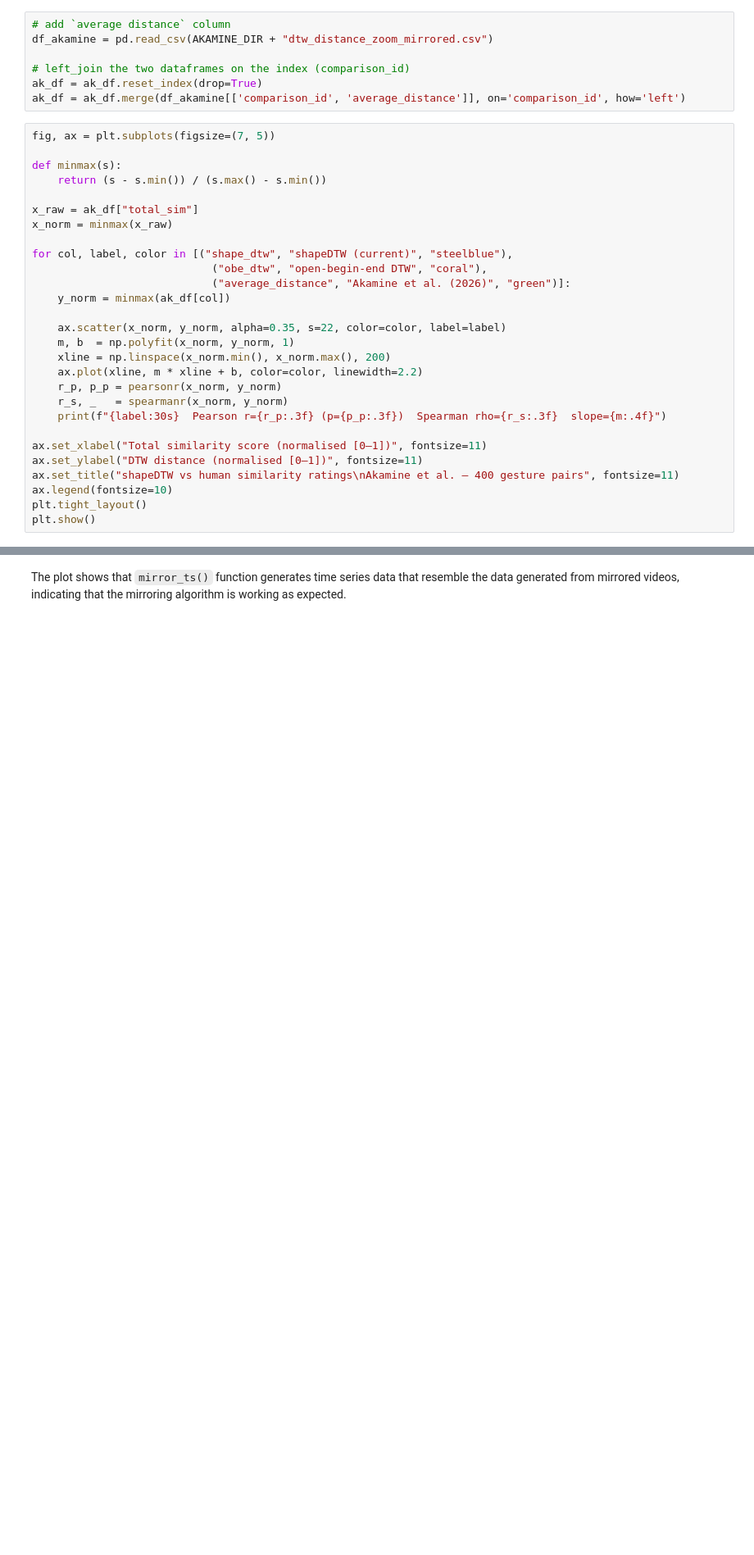
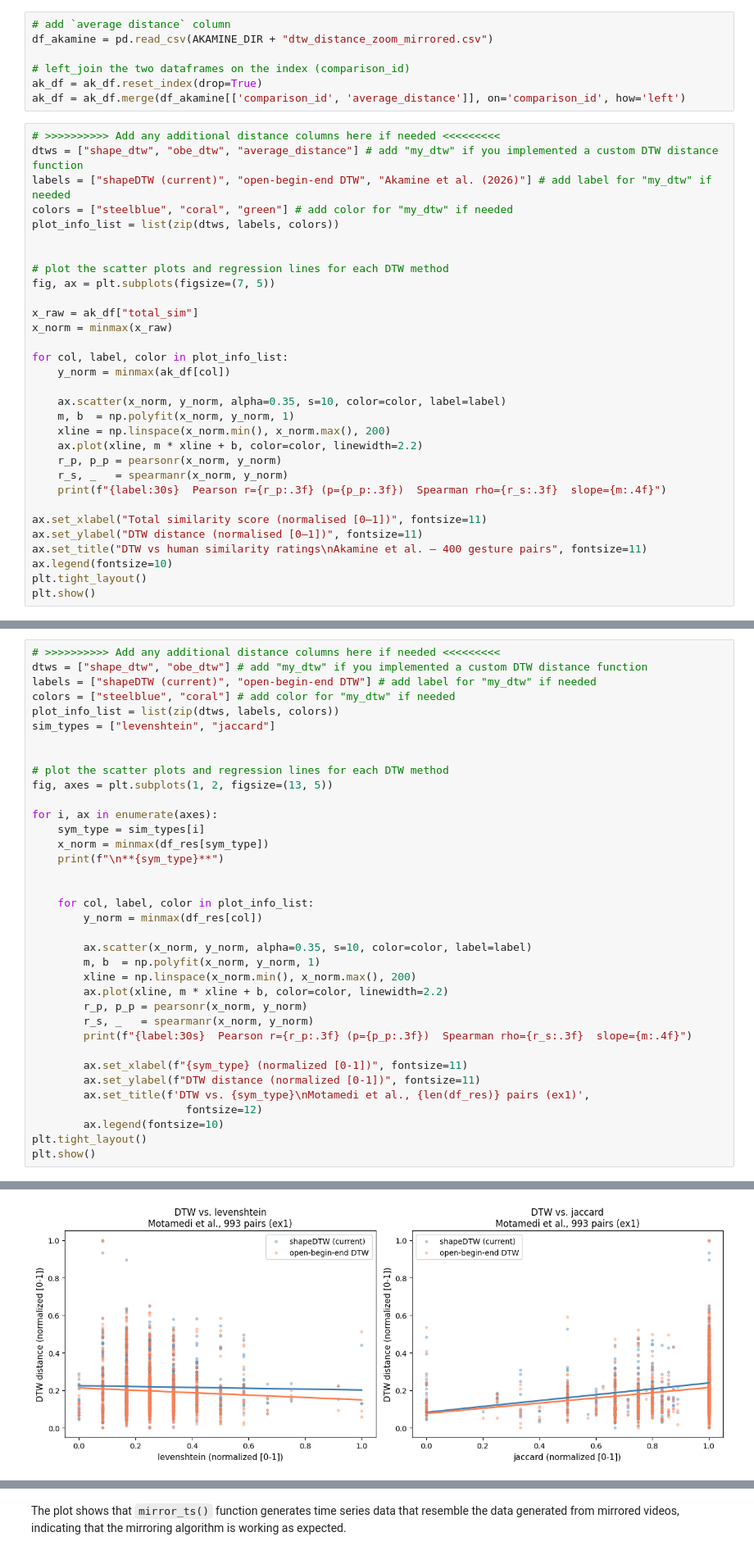
Before and after one commit to ShoAkamine/envisionboxDTW, a Jupyter notebook: Gesture_kinematic_spaces/scripts/dtw_validation.ipynb, the cells around one changed output, grey strips where cells are left out. Shown at 82% size. Saved outputs shown, nothing was run; the diff lists cells and outputs as text; blank space fills up the shorter version.

```diff
--- a/Gesture_kinematic_spaces/scripts/dtw_validation.ipynb
+++ b/Gesture_kinematic_spaces/scripts/dtw_validation.ipynb
@@ -473,20 +319,23 @@ df_akamine = pd.read_csv(AKAMINE_DIR + "dtw_distance_zoom_mirrored.csv")
 ak_df = ak_df.reset_index(drop=True)
 ak_df = ak_df.merge(df_akamine[['comparison_id', 'average_distance']], on='comparison_id', how='left')
 # %%
+# >>>>>>>>>> Add any additional distance columns here if needed <<<<<<<<<
+dtws = ["shape_dtw", "obe_dtw", "average_distance"] # add "my_dtw" if you implemented a custom DTW distance function
+labels = ["shapeDTW (current)", "open-begin-end DTW", "Akamine et al. (2026)"] # add label for "my_dtw" if needed
+colors = ["steelblue", "coral", "green"] # add color for "my_dtw" if needed
+plot_info_list = list(zip(dtws, labels, colors))
+
+
+# plot the scatter plots and regression lines for each DTW method
 fig, ax = plt.subplots(figsize=(7, 5))
-
-def minmax(s):
-    return (s - s.min()) / (s.max() - s.min())
 
 x_raw = ak_df["total_sim"]
 x_norm = minmax(x_raw)
 
-for col, label, color in [("shape_dtw", "shapeDTW (current)", "steelblue"),
-                            ("obe_dtw", "open-begin-end DTW", "coral"),
-                            ("average_distance", "Akamine et al. (2026)", "green")]:
+for col, label, color in plot_info_list:
     y_norm = minmax(ak_df[col])
 
-    ax.scatter(x_norm, y_norm, alpha=0.35, s=22, color=color, label=label)
+    ax.scatter(x_norm, y_norm, alpha=0.35, s=10, color=color, label=label)
     m, b  = np.polyfit(x_norm, y_norm, 1)
     xline = np.linspace(x_norm.min(), x_norm.max(), 200)
     ax.plot(xline, m * xline + b, color=color, linewidth=2.2)
@@ -496,7 +345,7 @@ for col, label, color in [("shape_dtw", "shapeDTW (current)", "steelblue"),
 
 ax.set_xlabel("Total similarity score (normalised [0–1])", fontsize=11)
 ax.set_ylabel("DTW distance (normalised [0–1])", fontsize=11)
-ax.set_title("shapeDTW vs human similarity ratings\nAkamine et al. — 400 gesture pairs", fontsize=11)
+ax.set_title("DTW vs human similarity ratings\nAkamine et al. — 400 gesture pairs", fontsize=11)
 ax.legend(fontsize=10)
 plt.tight_layout()
 plt.show()
@@ -507,0 +460,37 @@ Akamine et al. (2026)           Pearson r=-0.422 (p=0.000)  Spearman rho=-0.446
+# %%
+# >>>>>>>>>> Add any additional distance columns here if needed <<<<<<<<<
+dtws = ["shape_dtw", "obe_dtw"] # add "my_dtw" if you implemented a custom DTW distance function
+labels = ["shapeDTW (current)", "open-begin-end DTW"] # add label for "my_dtw" if needed
+colors = ["steelblue", "coral"] # add color for "my_dtw" if needed
+plot_info_list = list(zip(dtws, labels, colors))
+sim_types = ["levenshtein", "jaccard"]
+
+
+# plot the scatter plots and regression lines for each DTW method
+fig, axes = plt.subplots(1, 2, figsize=(13, 5))
+
+for i, ax in enumerate(axes):
+    sym_type = sim_types[i]
+    x_norm = minmax(df_res[sym_type])
+    print(f"\n**{sym_type}**")
+
+
+    for col, label, color in plot_info_list:
+        y_norm = minmax(df_res[col])
+
+        ax.scatter(x_norm, y_norm, alpha=0.35, s=10, color=color, label=label)
+        m, b  = np.polyfit(x_norm, y_norm, 1)
+        xline = np.linspace(x_norm.min(), x_norm.max(), 200)
+        ax.plot(xline, m * xline + b, color=color, linewidth=2.2)
+        r_p, p_p = pearsonr(x_norm, y_norm)
+        r_s, _   = spearmanr(x_norm, y_norm)
+        print(f"{label:30s}  Pearson r={r_p:.3f} (p={p_p:.3f})  Spearman rho={r_s:.3f}  slope={m:.4f}")
+
+        ax.set_xlabel(f"{sym_type} (normalized [0-1])", fontsize=11)
+        ax.set_ylabel(f"DTW distance (normalized [0-1])", fontsize=11)
+        ax.set_title(f'DTW vs. {sym_type}\nMotamedi et al., {len(df_res)} pairs (ex1)',
+                        fontsize=12)
+        ax.legend(fontsize=10)
+plt.tight_layout()
+plt.show()
+# %% [output]
@@ -508,3 +504,4 @@ Akamine et al. (2026)           Pearson r=-0.422 (p=0.000)  Spearman rho=-0.446
+[figure, added]
 # %% [markdown]
 # **4️⃣** Supplementary
 
```
Also changed, not shown: parts of 25 cells of this notebook, 1 other file.
